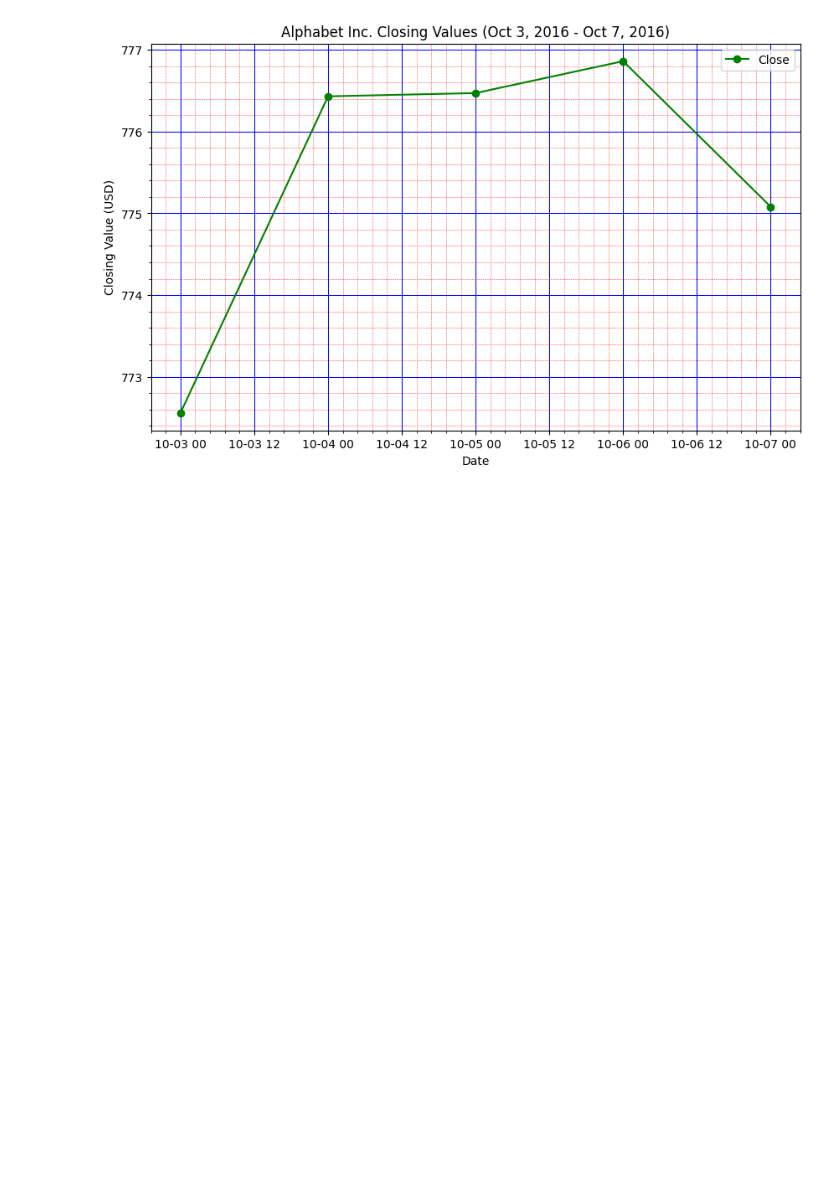
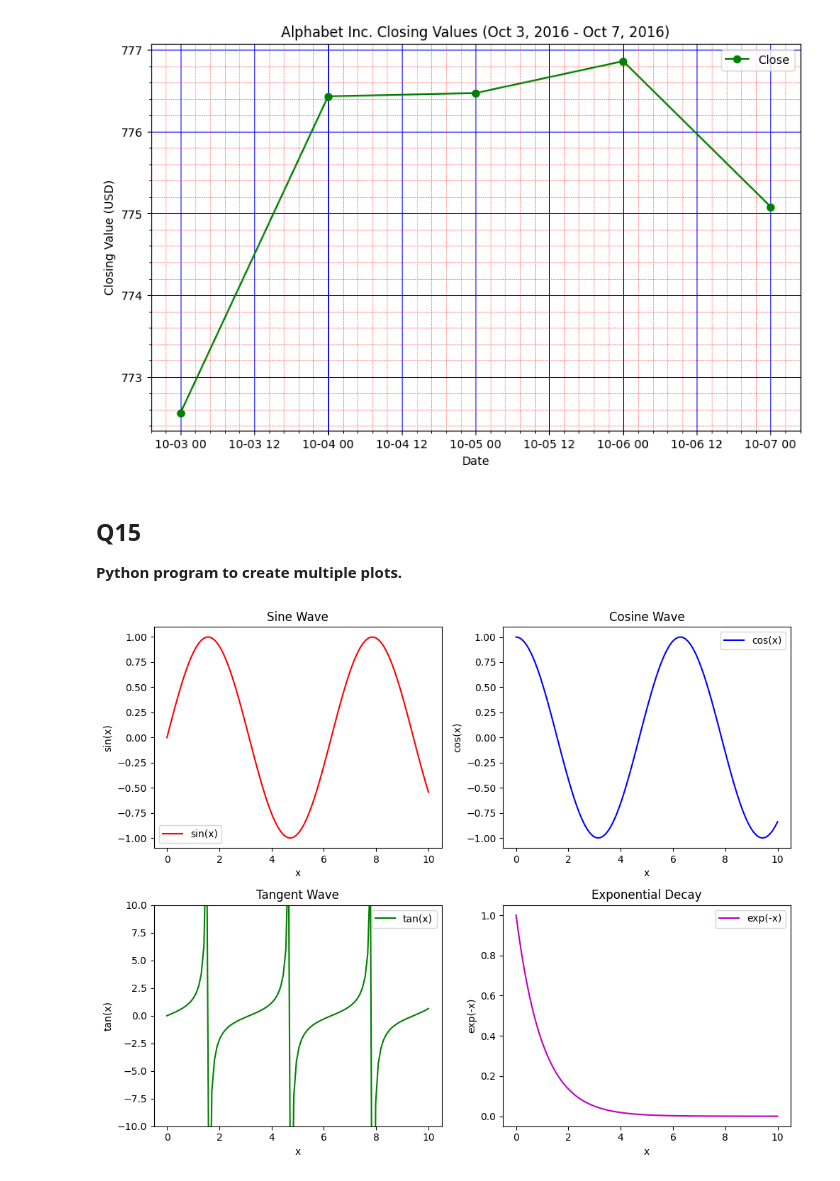
Before and after one commit to ayush-prajapati01/Python-Libraries, a Jupyter notebook: Matplotlib_Programs/matplotlib_programs.ipynb, the cells around one changed output. Drawn from its saved outputs; the diff is of its cells as text; code cells hidden in the pictures; blank space fills up the shorter version.

Commit message:
[Ayush] Add: Python program to create multiple plots.

```diff
--- a/Matplotlib_Programs/matplotlib_programs.ipynb
+++ b/Matplotlib_Programs/matplotlib_programs.ipynb
@@ -473,3 +473,57 @@ if __name__ == "__main__":
     main()
 # %% [output]
 [figure]
+# %% [markdown]
+## Q15
+**Python program to create multiple plots.**
+# %%
+def main():
+    x = np.linspace(0, 10, 100)
+    y1 = np.sin(x)
+    y2 = np.cos(x)
+    y3 = np.tan(x)
+    y4 = np.exp(-x)
+
+    plt.figure(figsize=(10, 8))
+
+    # 1st Subplot: Sine wave
+    plt.subplot(2, 2, 1)
+    plt.plot(x, y1, 'r-', label='sin(x)')
+    plt.title('Sine Wave')
+    plt.xlabel('x')
+    plt.ylabel('sin(x)')
+    plt.legend()
+
+    # 2nd Subplot: Cosine wave
+    plt.subplot(2, 2, 2)
+    plt.plot(x, y2, 'b-', label='cos(x)')
+    plt.title('Cosine Wave')
+    plt.xlabel('x')
+    plt.ylabel('cos(x)')
+    plt.legend()
+
+    # 3rd Subplot: Tangent wave
+    plt.subplot(2, 2, 3)
+    plt.plot(x, y3, 'g-', label='tan(x)')
+    plt.title('Tangent Wave')
+    plt.xlabel('x')
+    plt.ylabel('tan(x)')
+    plt.ylim(-10, 10)
+    plt.legend()
+
+    # 4th Subplot: Exponential decay
+    plt.subplot(2, 2, 4)
+    plt.plot(x, y4, 'm-', label='exp(-x)')
+    plt.title('Exponential Decay')
+    plt.xlabel('x')
+    plt.ylabel('exp(-x)')
+    plt.legend()
+
+    plt.tight_layout()
+    plt.show()
+
+
+if __name__ == "__main__":
+    main()
+# %% [output]
+[figure, added]
```
